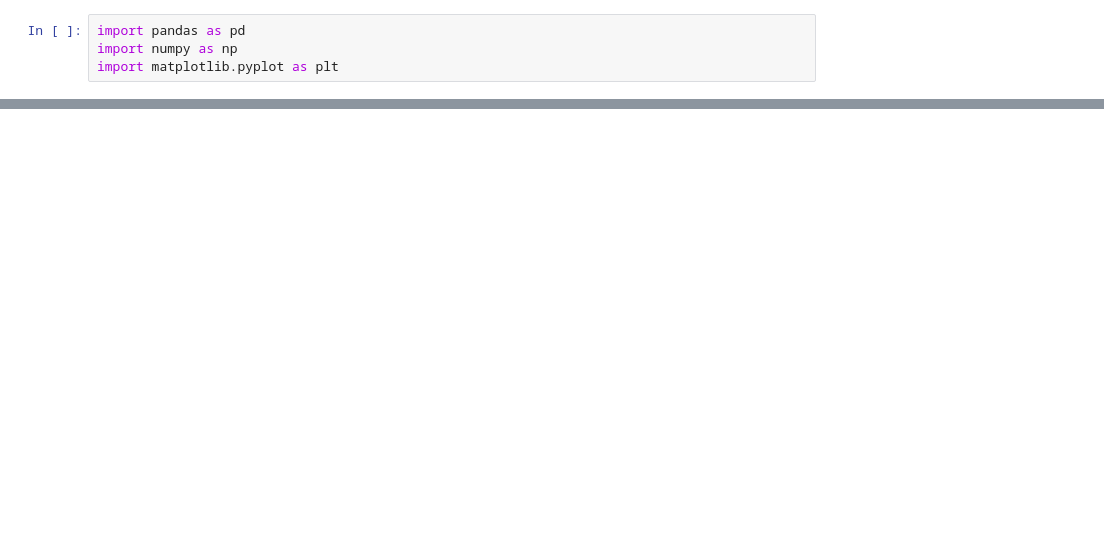
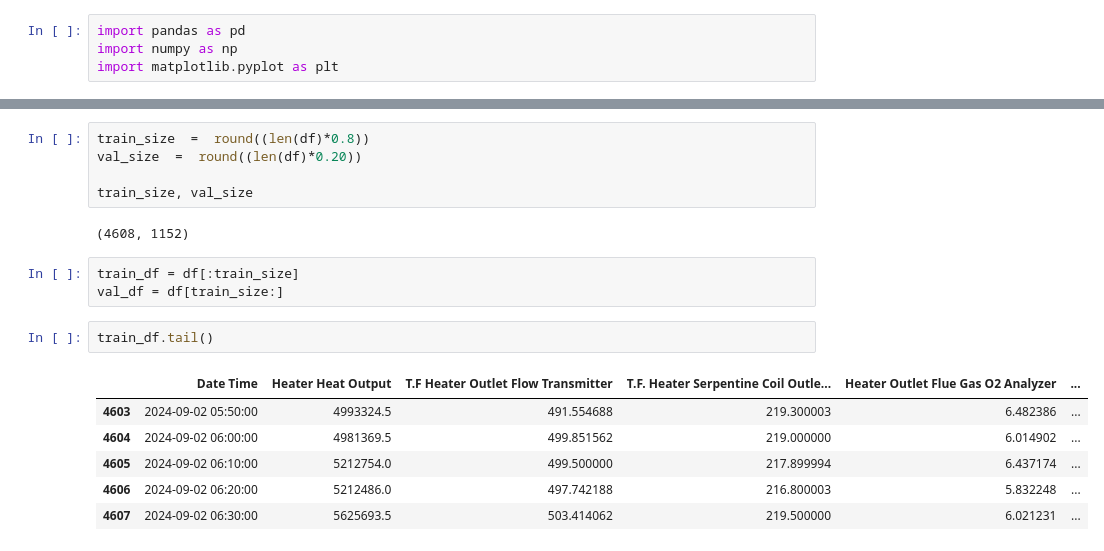
Before and after one commit to Nipuna-Tennakoon/AI-Development-for-Biomass-Heaters, a Jupyter notebook: eda/data_processing.ipynb, the cells around one changed output, grey strips where cells are left out. Drawn from its saved outputs; the diff is of its cells as text; blank space fills up the shorter version.

```diff
--- a/eda/data_processing.ipynb
+++ b/eda/data_processing.ipynb
@@ -14,0 +34,19 @@ df.head()
+# %%
+train_size  =  round((len(df)*0.8))
+val_size  =  round((len(df)*0.20))
+
+train_size, val_size
+# %% [output]
+(4608, 1152)
+# %%
+train_df = df[:train_size]
+val_df = df[train_size:]
+# %%
+train_df.tail()
+# %% [output]
+|  | Date Time | Heater Heat Output | T.F Heater Outlet Flow Transmitter | T.F. Heater Serpentine Coil Outle... | Heater Outlet Flue Gas O2 Analyzer | ... |
+| 4603 | 2024-09-02 05:50:00 | 4993324.5 | 491.554688 | 219.300003 | 6.482386 | ... |
+| 4604 | 2024-09-02 06:00:00 | 4981369.5 | 499.851562 | 219.000000 | 6.014902 | ... |
+| 4605 | 2024-09-02 06:10:00 | 5212754.0 | 499.500000 | 217.899994 | 6.437174 | ... |
+| 4606 | 2024-09-02 06:20:00 | 5212486.0 | 497.742188 | 216.800003 | 5.832248 | ... |
+| 4607 | 2024-09-02 06:30:00 | 5625693.5 | 503.414062 | 219.500000 | 6.021231 | ... |
```
Also changed, not shown: parts of 5 cells of this notebook.
